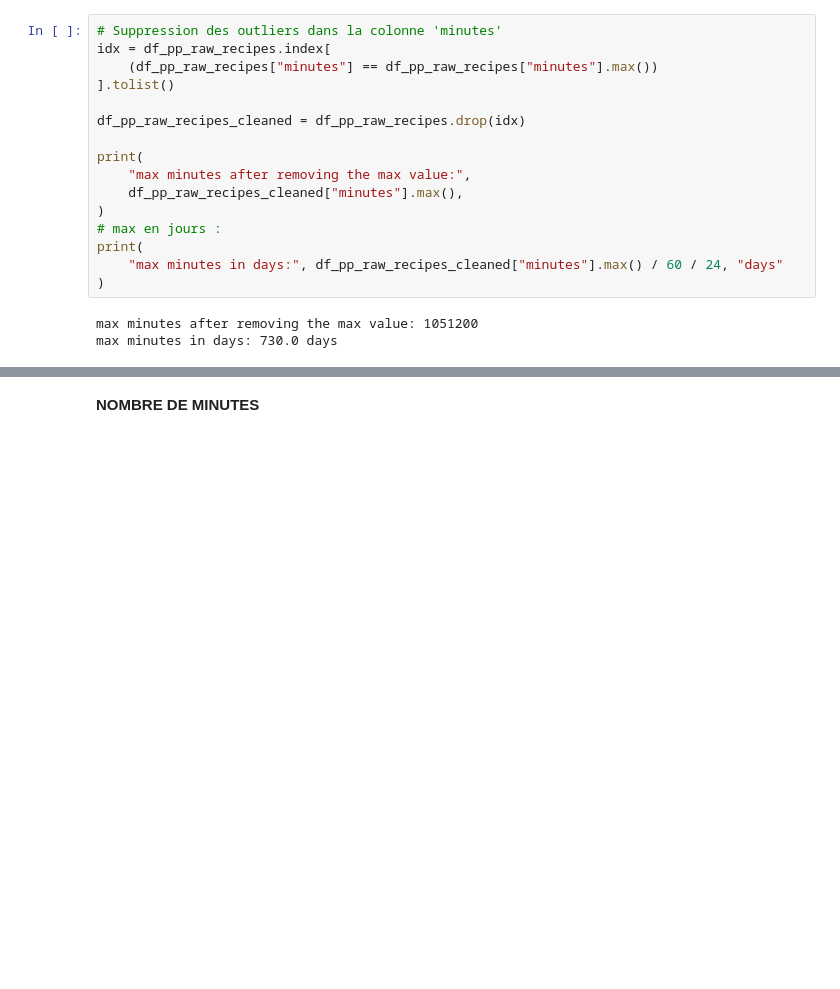
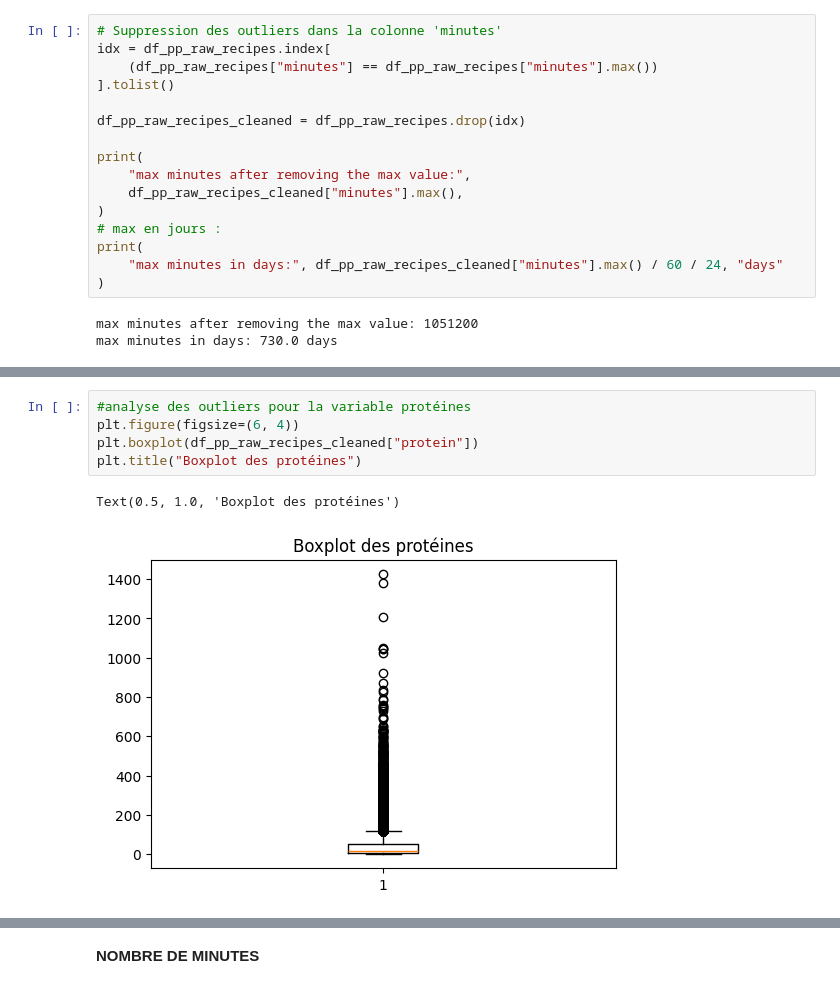
Before and after one commit to DjNaGuRo/MangeTaMain, a Jupyter notebook: MangeTaMain.ipynb, the cells around one changed output, grey strips where cells are left out. Drawn from its saved outputs; the diff is of its cells as text; blank space fills up the shorter version.

```diff
--- a/MangeTaMain.ipynb
+++ b/MangeTaMain.ipynb
@@ -313,0 +365,8 @@ df_pp_raw_recipes.shape
+# %%
+#analyse des outliers pour la variable protéines
+plt.figure(figsize=(6, 4))
+plt.boxplot(df_pp_raw_recipes_cleaned["protein"])
+plt.title("Boxplot des protéines")
+# %% [output]
+Text(0.5, 1.0, 'Boxplot des protéines')
+[figure, added]
```
Also changed, not shown: parts of 52 cells of this notebook.
